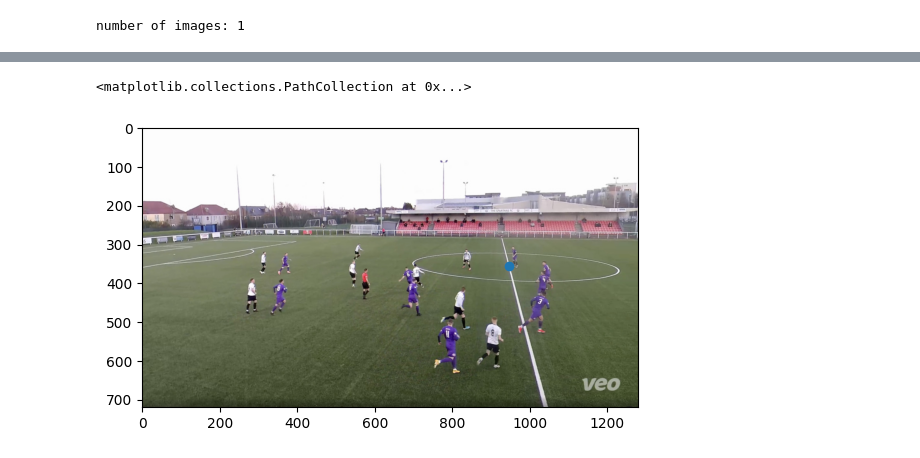
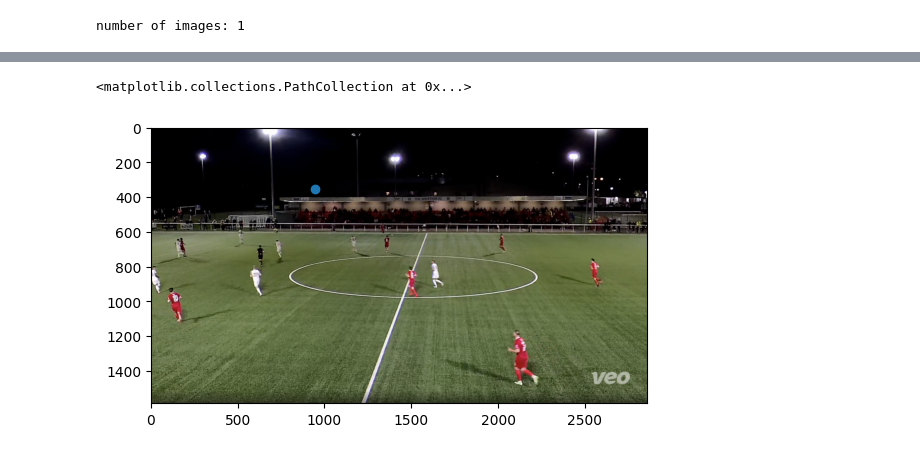
Before and after one commit to PlayerData/tvcalib, a Jupyter notebook: inference.ipynb, the cells around one changed output, grey strips where cells are left out. Saved outputs shown, nothing was run; the diff lists cells and outputs as text; code cells hidden in the pictures.

```diff
--- a/inference.ipynb
+++ b/inference.ipynb
@@ -251,9 +236,9 @@ array([[1.72992940e+03],
 # %%
 # Show jpeg image with matplotlib
 import matplotlib.image as mpimg
-img=mpimg.imread('data/datasets//wc14-test/pitch067.jpg')
+img=mpimg.imread('data/datasets/wc14-test/pitch_lines_center.png')
 imgplot = plt.imshow(img)
 plt.scatter([946.40659697], [354.56231691])
 # %% [output]
 <matplotlib.collections.PathCollection at 0x...>
-[figure, old version]
+[figure, new version]
```
Also changed, not shown: parts of 5 cells of this notebook, 1 other file.
